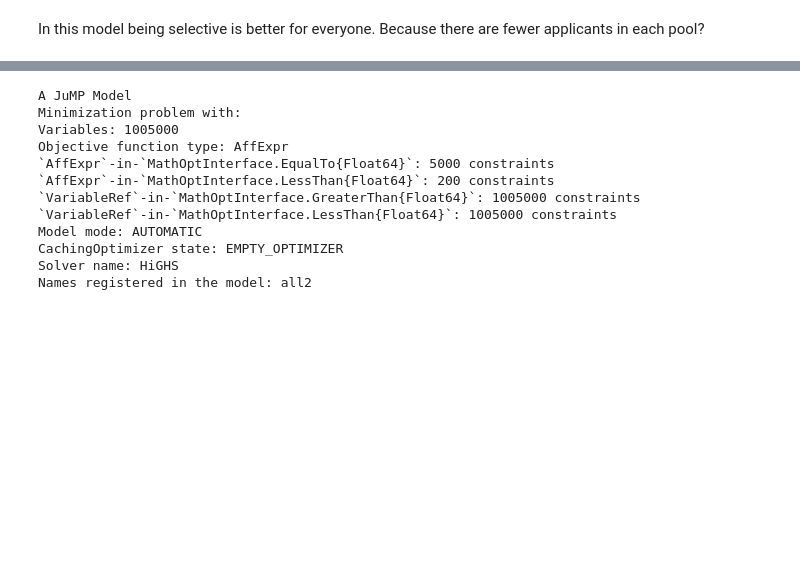
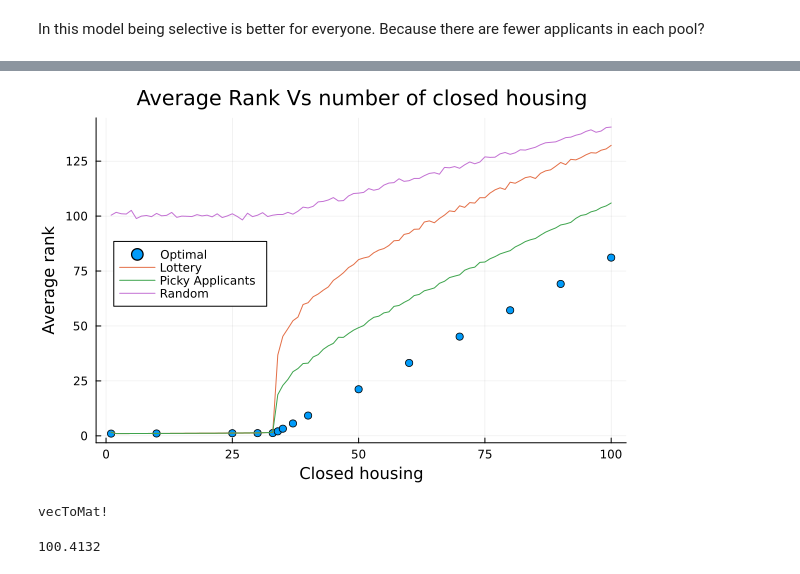
Before and after one commit to CalvinRoth/publicHousing, a Jupyter notebook: sample.ipynb, the cells around one changed output, grey strips where cells are left out. Drawn from its saved outputs; the diff is of its cells as text; code cells hidden in the pictures; blank space fills up the shorter version.

```diff
--- a/sample.ipynb
+++ b/sample.ipynb
@@ -246,0 +257,9 @@ caps
+# %%
+caps[1:33] .= 30
+
+c  = [1, 10, 25, 30, 33,
+      34, 35, 37, 40, 50,
+      60, 70, 80, 90, 100]
+
+m = length(c)
+opts = zeros(m)
@@ -262,15 +341,10 @@ end
-# %%
-display(model)
-# %% [output]
-A JuMP Model
-Minimization problem with:
-Variables: 1005000
-Objective function type: AffExpr
-`AffExpr`-in-`MathOptInterface.EqualTo{Float64}`: 5000 constraints
-`AffExpr`-in-`MathOptInterface.LessThan{Float64}`: 200 constraints
-`VariableRef`-in-`MathOptInterface.GreaterThan{Float64}`: 1005000 constraints
-`VariableRef`-in-`MathOptInterface.LessThan{Float64}`: 1005000 constraints
-Model mode: AUTOMATIC
-CachingOptimizer state: EMPTY_OPTIMIZER
-Solver name: HiGHS
-Names registered in the model: all2
+# %%
+scatter(c, opts, label="Optimal")
+plot!(1:100, util[1:100], label="Lottery", legend=:left)
+plot!(1:100, util2[1:100], label="Picky Applicants")
+plot!(1:100, utilrand[1:100], label="Random")
+title!("Average Rank Vs number of closed housing")
+xlabel!("Closed housing")
+ylabel!("Average rank")
+# %% [output]
+[figure, added]
@@ -276,0 +355,13 @@ Names registered in the model: all2
+# %%
+"""
+    vecToMat!(vec, mat)
+"""
+function vecToMat!(vec, mat)
+    n = length(vec)
+    for i= 1:n
+        h = vec[i]
+        mat[h, i] = 1
+    end
+ end
+# %% [output]
+vecToMat!
@@ -276,0 +371,4 @@ Names registered in the model: all2
+# %%
+sum(  prefs .* mat0 )/n
+# %% [output]
+100.4132
```
Also changed, not shown: parts of 42 cells of this notebook.
